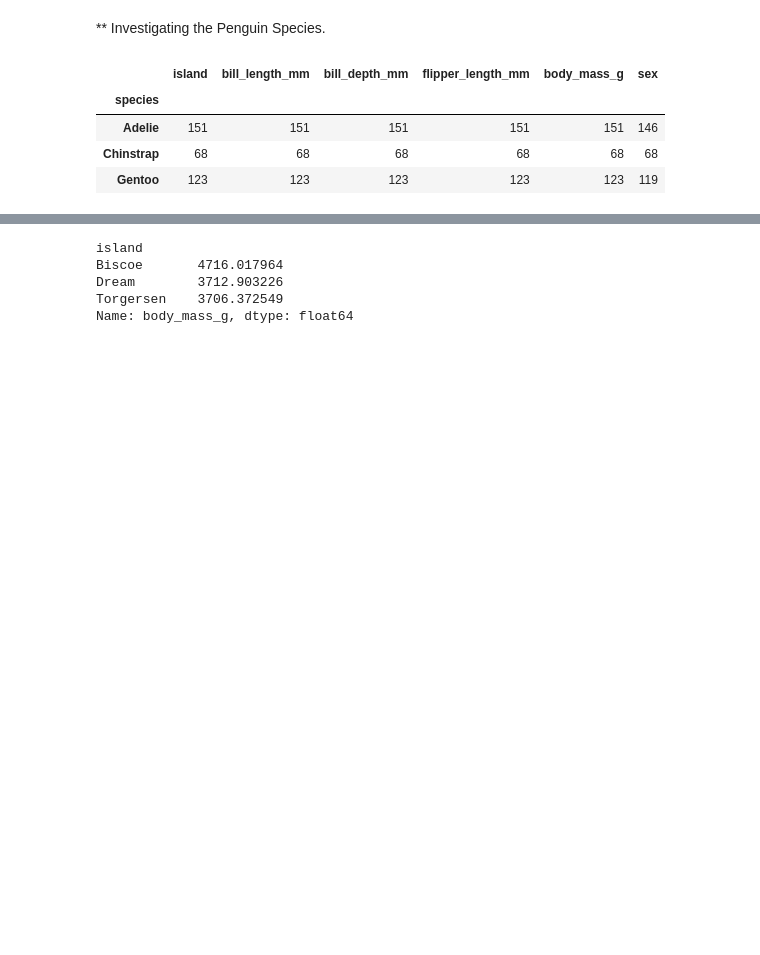
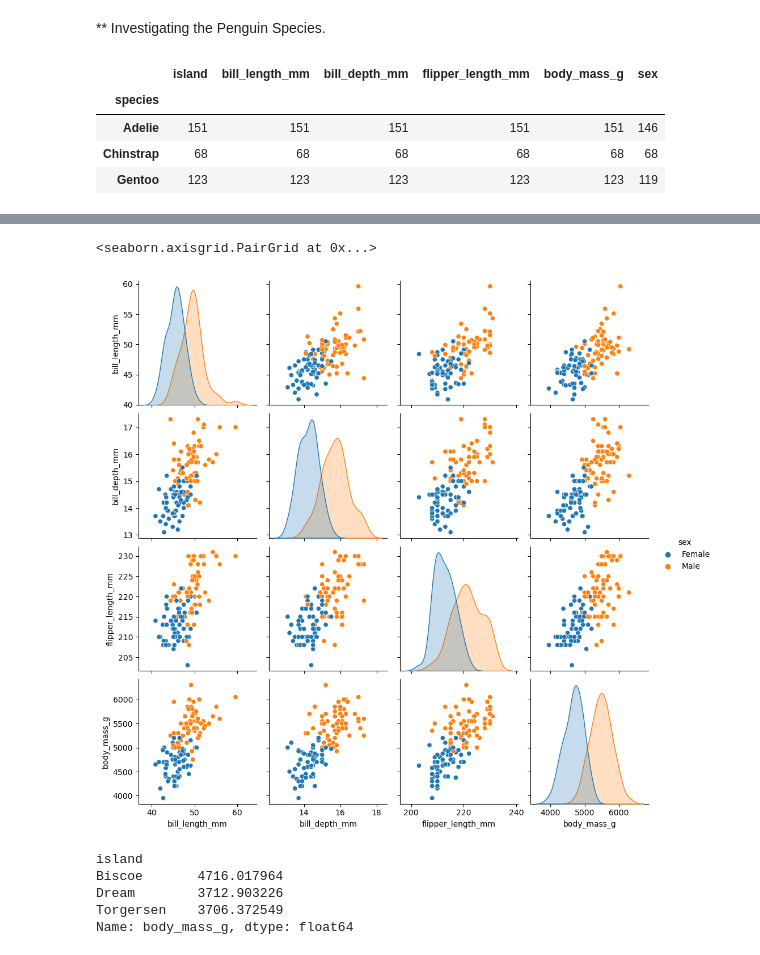
Before and after one commit to IreneKilgannon/DataAnalytics, a Jupyter notebook: penguins.ipynb, the cells around one changed output, grey strips where cells are left out. Cells and saved outputs as stored; diff of their text form; code cells hidden in the pictures; blank space fills up the shorter version.

```diff
--- a/penguins.ipynb
+++ b/penguins.ipynb
@@ -748,3 +725,8 @@ gentoo_missing
+# %%
+sns.pairplot(gentoo, hue = 'sex')
+# %% [output]
+<seaborn.axisgrid.PairGrid at 0x...>
+[figure, added]
 # %%
 df.groupby('island')['body_mass_g'].mean()
 # %% [output]
```
Also changed, not shown: parts of 33 cells of this notebook, 1 other file.
